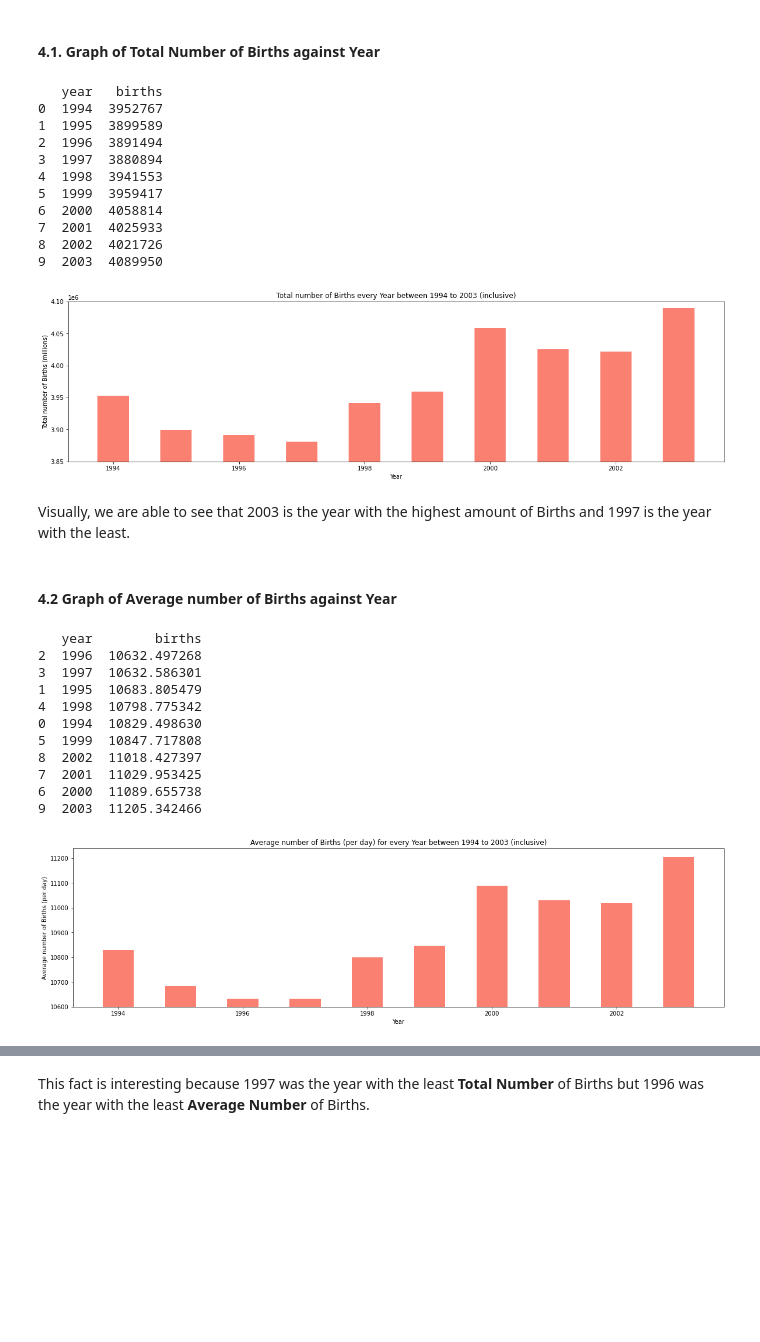
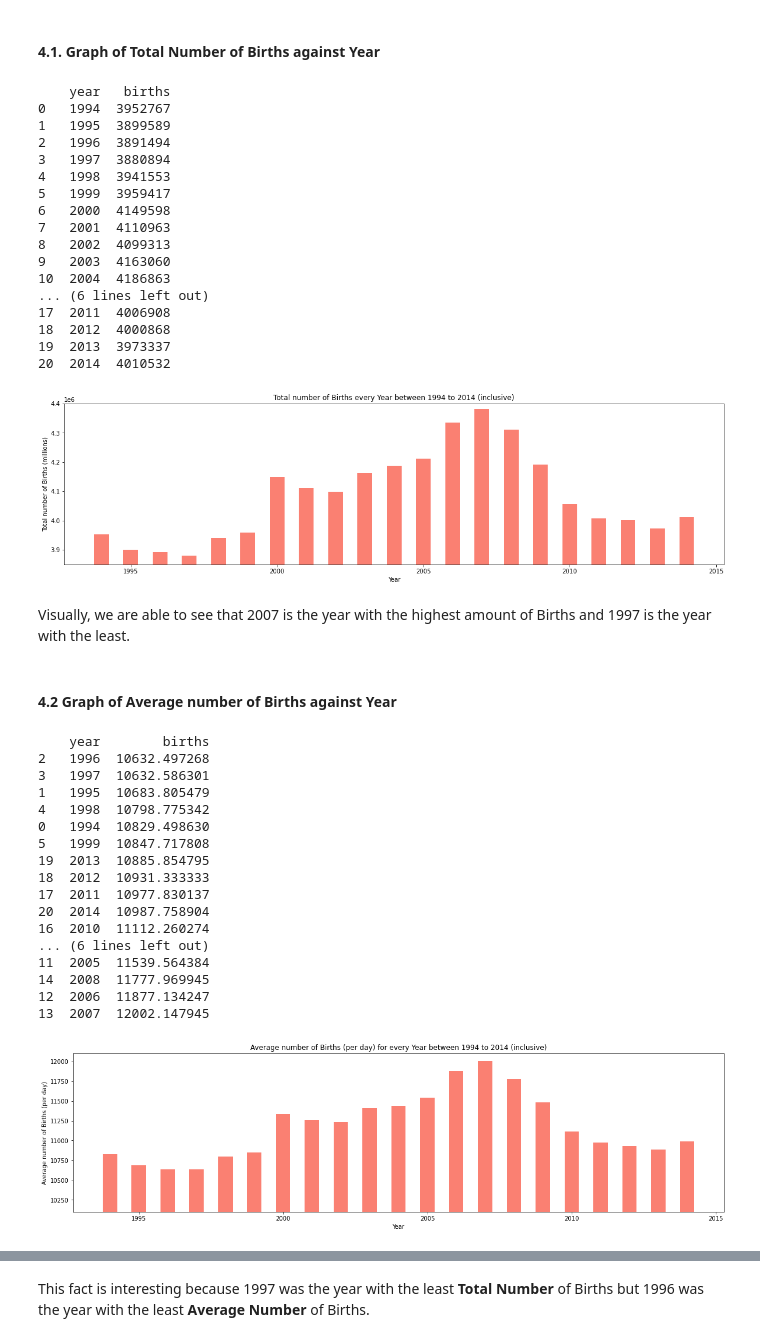
Before and after one commit to sunroofgod/data_visualisation, a Jupyter notebook: main.ipynb, the cells around one changed output, grey strips where cells are left out. Saved outputs shown, nothing was run; the diff lists cells and outputs as text; code cells hidden in the pictures; blank space fills up the shorter version.

```diff
--- a/main.ipynb
+++ b/main.ipynb
@@ -7,4 +7,5 @@ import numpy as np
 import pandas as pd
 import matplotlib.pyplot as plt
 
-births_df = pd.read_csv('assets/US_births_1994-2003_CDC_NCHS.csv')
+births_p1_df = pd.read_csv('assets/US_births_1994-2003_CDC_NCHS.csv')
+births_p2_df = pd.read_csv('assets/US_births_2000-2014_SSA.csv')
@@ -11,3 +35,6 @@ births_df = pd.read_csv('assets/US_births_1994-2003_CDC_NCHS.csv')
+# %%
+births_p1_df = births_p1_df[births_p1_df.year<=1999]
+births_df = pd.concat([births_p1_df, births_p2_df])
 # %% [markdown]
 ***
 # %% [markdown]
@@ -169,29 +213,35 @@ births_against_year_df = births_df.groupby(['year'])['births'].sum().reset_index
 
 print(births_against_year_df)
 # %% [output]
-   year   births
-0  1994  3952767
-1  1995  3899589
-2  1996  3891494
-3  1997  3880894
-4  1998  3941553
-5  1999  3959417
-6  2000  4058814
-7  2001  4025933
-8  2002  4021726
-9  2003  4089950
+    year   births
+0   1994  3952767
+1   1995  3899589
+2   1996  3891494
+3   1997  3880894
+4   1998  3941553
+5   1999  3959417
+6   2000  4149598
+7   2001  4110963
+8   2002  4099313
+9   2003  4163060
+10  2004  4186863
+... (6 lines left out)
+17  2011  4006908
+18  2012  4000868
+19  2013  3973337
+20  2014  4010532
 # %%
 fig = plt.figure(figsize = (20, 5))
 plot_bargraph(births_against_year_df,
         'year',
         'births',
-        [3850000, 4100000],
-        ['Year','Total number of Births (millions)', 'Total number of Births every Year between 1994 to 2003 (inclusive)']
+        [3850000, 4400000],
+        ['Year','Total number of Births (millions)', 'Total number of Births every Year between 1994 to 2014 (inclusive)']
         )
 # %% [output]
-[figure, old version]
+[figure, new version]
 # %% [markdown]
-Visually, we are able to see that 2003 is the year with the highest amount of Births and 1997 is the year with the least.
+Visually, we are able to see that 2007 is the year with the highest amount of Births and 1997 is the year with the least.
 # %% [markdown]
 #### 4.2 Graph of Average number of Births against Year
 # %%
@@ -200,26 +250,32 @@ avg_births_against_year_df = births_df.groupby(['year'])['births'].mean().reset_
 
 print(avg_births_against_year_df)
 # %% [output]
-   year        births
-2  1996  10632.497268
-3  1997  10632.586301
-1  1995  10683.805479
-4  1998  10798.775342
-0  1994  10829.498630
-5  1999  10847.717808
-8  2002  11018.427397
-7  2001  11029.953425
-6  2000  11089.655738
-9  2003  11205.342466
+    year        births
+2   1996  10632.497268
+3   1997  10632.586301
+1   1995  10683.805479
+4   1998  10798.775342
+0   1994  10829.498630
+5   1999  10847.717808
+19  2013  10885.854795
+18  2012  10931.333333
+17  2011  10977.830137
+20  2014  10987.758904
+16  2010  11112.260274
+... (6 lines left out)
+11  2005  11539.564384
+14  2008  11777.969945
+12  2006  11877.134247
+13  2007  12002.147945
 # %%
 graph2 = births_df.groupby(['year'])['births'].mean().reset_index()
 fig = plt.figure(figsize = (20, 5))
 plot_bargraph(avg_births_against_year_df,
         'year',
         'births',
-        [10600, 11240],
-        ['Year','Average number of Births (per day)', 'Average number of Births (per day) for every Year between 1994 to 2003 (inclusive)']
+        [10100, 12100],
+        ['Year','Average number of Births (per day)', 'Average number of Births (per day) for every Year between 1994 to 2014 (inclusive)']
         )
 # %% [output]
-[figure, old version]
+[figure, new version]
 # %% [markdown]
```
Also changed, not shown: parts of 31 cells of this notebook, 1 other file.
